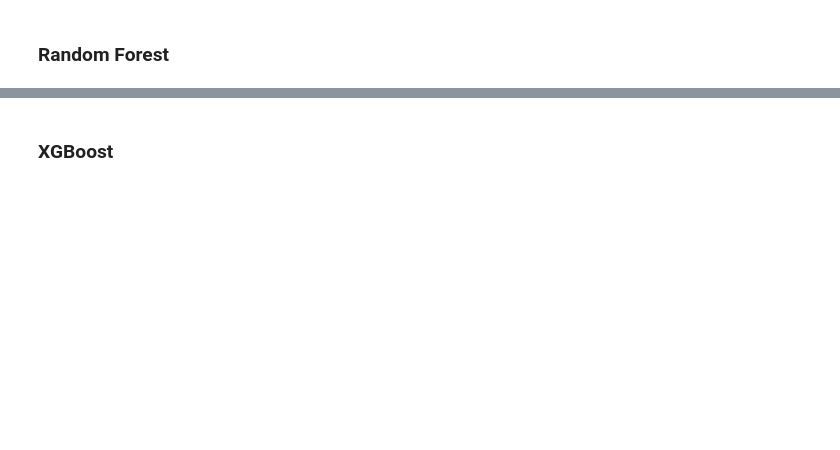
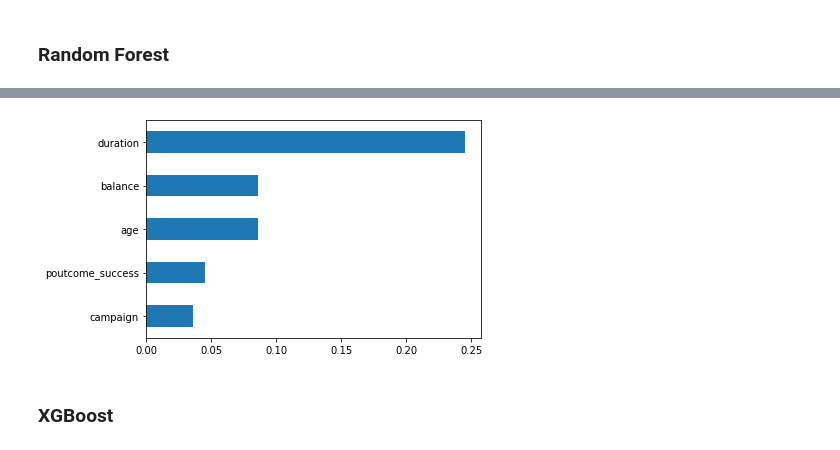
Before and after one commit to MattLeRoi/modeling_banking_customers, a Jupyter notebook: index.ipynb, the cells around one changed output, grey strips where cells are left out. Drawn from its saved outputs; the diff is of its cells as text; code cells hidden in the pictures; blank space fills up the shorter version.

```diff
--- a/index.ipynb
+++ b/index.ipynb
@@ -140,6 +220,9 @@ roc_scores += score
 # %%
 importances = pd.Series(rf.feature_importances_, index=X_train.columns)
-importances.sort_values(ascending=False).head(10).sort_values(ascending=True).plot(kind='barh');
+importances.sort_values(ascending=False).head(5).sort_values(ascending=True).plot(kind='barh');
+imp_factors['DecisionTreeClassifier']=importances.sort_values(ascending=False).head(5).index
+# %% [output]
+[figure, added]
 # %% [markdown]
 ### XGBoost
 # %%
```
Also changed, not shown: parts of 27 cells of this notebook, 4 other files.
